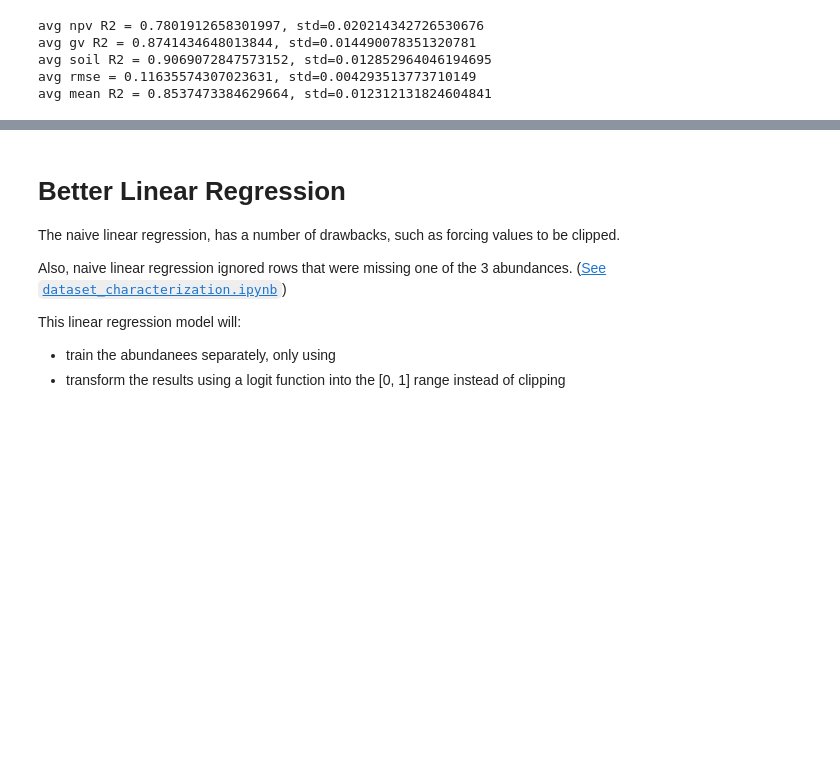
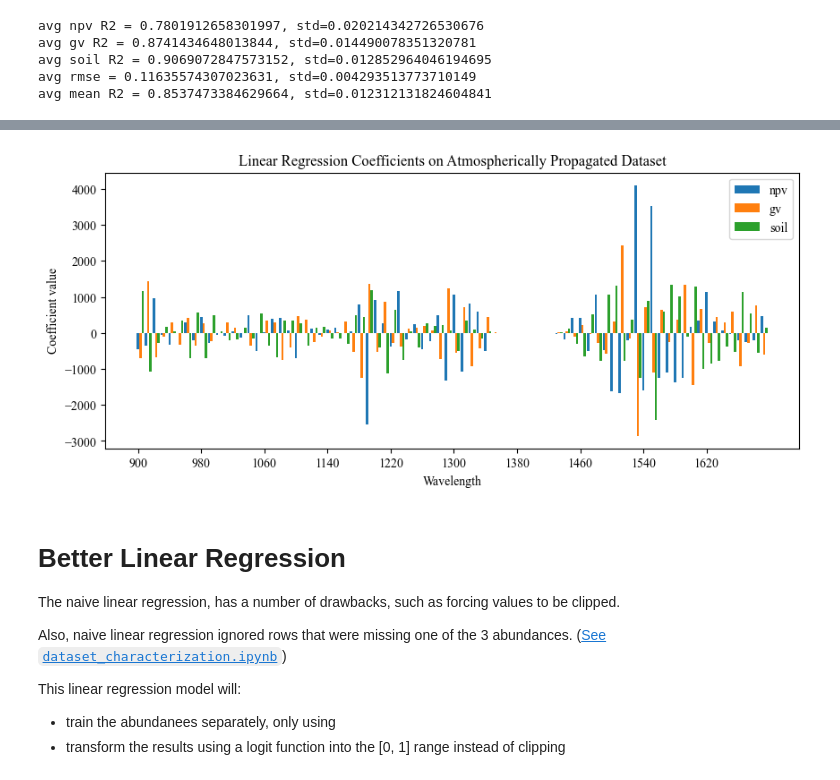
Before and after one commit to utat-ss/FINCH-Science_Unmixing, a Jupyter notebook: runs/classicalml/linear_reg/linear_regression.ipynb, the cells around one changed output, grey strips where cells are left out. Saved outputs shown, nothing was run; the diff lists cells and outputs as text; code cells hidden in the pictures; blank space fills up the shorter version.

Commit message:
linear regression coefficient plots

```diff
--- a/runs/classicalml/linear_reg/linear_regression.ipynb
+++ b/runs/classicalml/linear_reg/linear_regression.ipynb
@@ -286,3 +275,25 @@ rmse = 0.10757869079633842
+# %%
+n = len(normalized_regression.coef_[0])
+
+plt.figure(figsize=(10, 4))
+bar_width = 0.3
+x_range = np.arange(0, n, 1)
+plt.bar(x_range + bar_width*0.0, normalized_regression.coef_[0], width=bar_width, label="npv")
+plt.bar(x_range + bar_width*1, normalized_regression.coef_[1], width=bar_width, label="gv")
+plt.bar(x_range + bar_width*2, normalized_regression.coef_[2], width=bar_width, label="soil")
+
+step = max(1, n // 10)  # show ~10 labels
+plt.xticks(range(0, n, step), nr900to1690_raw.columns[::step], rotation=0)
+plt.xlabel("Wavelength")
+plt.ylabel("Coefficient value")
+plt.legend()
+
+plt.title(f"Linear Regression Coefficients on Atmospherically Propagated Dataset")
+plt.savefig("lr_coefs_on_lab_data.svg", format="svg")
+
+plt.show()
+# %% [output]
+[figure, added]
 # %% [markdown]
 # Better Linear Regression
 
```
Also changed, not shown: parts of 3 cells of this notebook, 1 other file.
